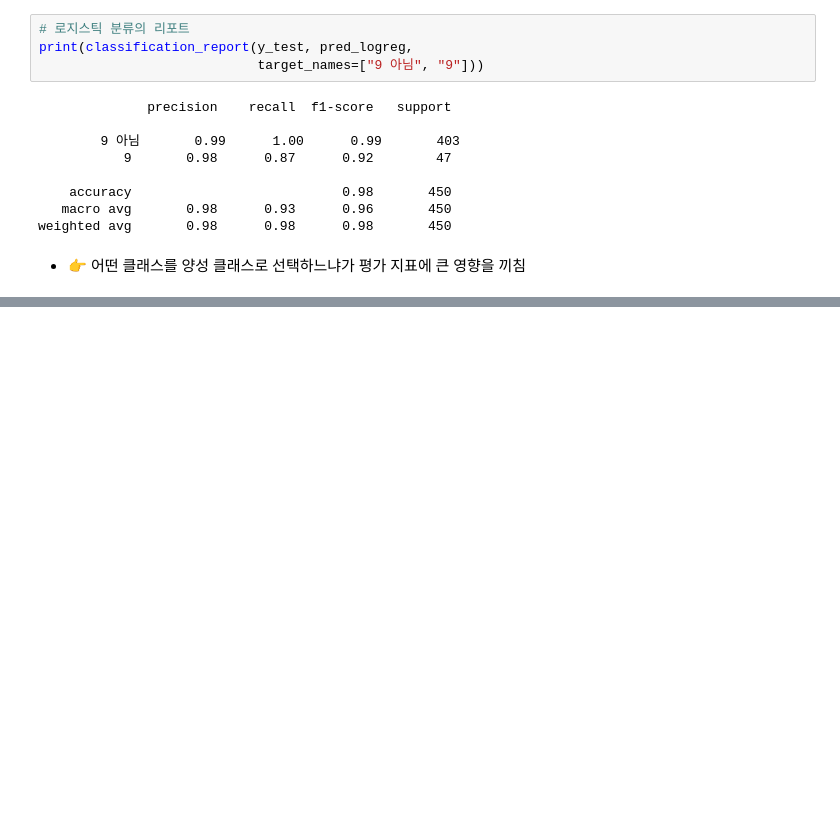
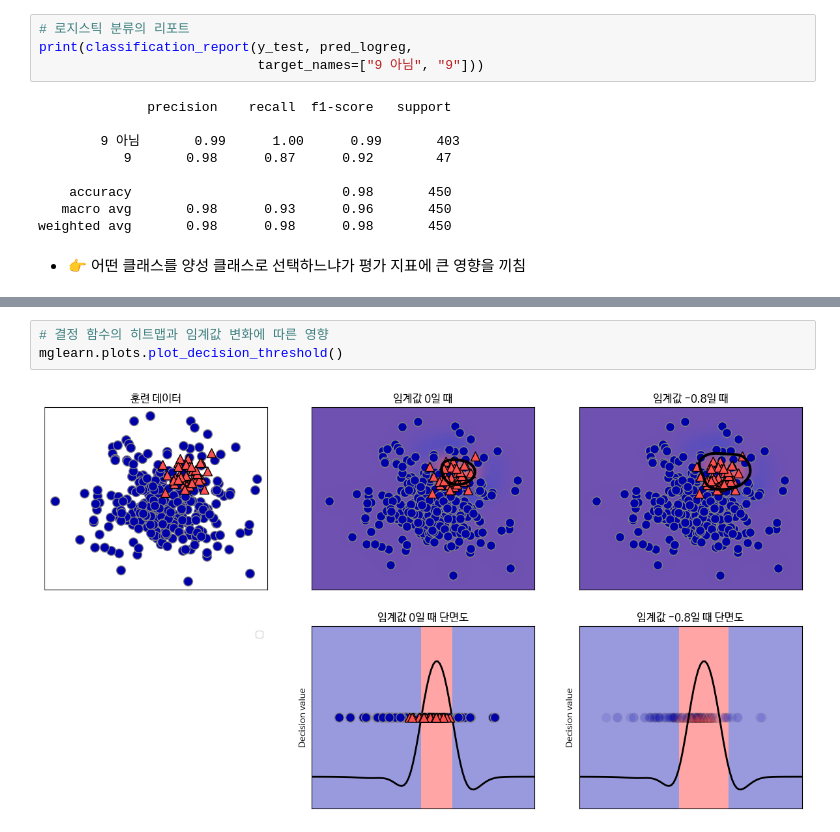
Before and after one commit to tjdux/Introduction-to-Machine-Learning-with-Python, a Jupyter notebook: 05_3_평가_지표와_측정.ipynb, the cells around one changed output, grey strips where cells are left out. Saved outputs shown, nothing was run; the diff lists cells and outputs as text; blank space fills up the shorter version.

```diff
--- a/05_3_평가_지표와_측정.ipynb
+++ b/05_3_평가_지표와_측정.ipynb
@@ -270,0 +283,5 @@ weighted avg       0.98      0.98      0.98       450
+# %%
+# 결정 함수의 히트맵과 임계값 변화에 따른 영향
+mglearn.plots.plot_decision_threshold()
+# %% [output]
+[figure, added]
```
Also changed, not shown: parts of 35 cells of this notebook.
